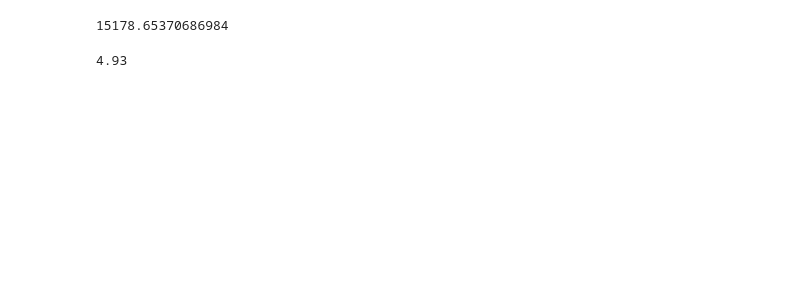
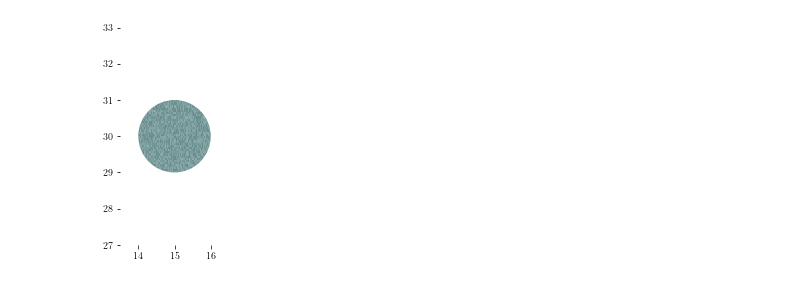
Before and after one commit to Professor-G/MESA, a Jupyter notebook: assignment_16.1.ipynb, the cells around one changed output. Saved outputs shown, nothing was run; the diff lists cells and outputs as text; code cells hidden in the pictures; blank space fills up the shorter version.

```diff
--- a/assignment_16.1.ipynb
+++ b/assignment_16.1.ipynb
@@ -5,6 +5,9 @@ import matplotlib as mpl
 from typing import Union
 from pathlib import Path
 from pprint import pprint
+from matplotlib.patches import Circle, Ellipse
+from matplotlib.colors import LinearSegmentedColormap
+mpl.rcParams.update({'font.family':'serif'})
 # %%
 def read_mesa_file(file: Union[Path, str]):
     """A simple file reader that can read a mesa .data file or a .mod model file.
@@ -102,11 +105,14 @@ def color_temp(Teff):
 here = Path()
 print(here.absolute())
 models = []
-for fil in here.glob("*final_model*.mod"):
+for i, fil in enumerate(here.glob("*final_model*.mod")):
     models.append(read_mesa_file(fil))
+    if models[i]["M/Msun"] == 1.0:
+        solar_ind = i
 # pprint(models)
 mdl = read_mesa_file(fil)
 pprint(mdl.keys())
+print(f"Solar Model is at Index {solar_ind}")
 # %% [output]
 /home/dgatlin/Documents/2022/astr_565/assignment_16.1
 dict_keys(['version_number', 'M/Msun', 'model_number', 'star_age', 'initial_z', 'n_shells', 'net_name', 'species', 'Teff', 'power_nuc_burn', 'power_h_burn', 'power_he_burn', 'power_z_burn', 'power_pho ...
@@ -125,8 +119,0 @@ print(mdl["Teff"])
-# %%
-fig, ax = plt.subplots(1, 1, figsize=(6, 4))
-for model in models:
-    ax.scatter(model["Teff"], model["L"].max(), color=color_temp(model["Teff"]))
-ax.set_xscale("log")
-ax.set_yscale("log")
-ax.invert_xaxis()
-ax.set_xlabel(r"")
@@ -153,8 +119,0 @@ Text(1, 0, '')
-# %%
-np.exp(mdl["lnT"]).min()
-# %% [output]
-15178.65370686984
-# %%
-mdl["M/Msun"]
-# %% [output]
-4.93
@@ -160,0 +138,41 @@ mdl["M/Msun"]
+# %%
+def plot_point(ax, x_val, y_val, rad, model):
+    high_color = color_temp(model["Teff"])
+    low_color = color_temp(0.6 * model["Teff"])
+    color_path = {'red':   [(0.0,  0.0, high_color[0]),
+                            (1.0,  low_color[0], 1.0)],
+
+                  'green': [(0.0,  0.0, high_color[1]),
+                            (1.0,  low_color[1], 1.0)],
+
+                  'blue':  [(0.0,  0.0, high_color[1]),
+                            (1.0,  low_color[1], 1.0)]}
+    custom_map = LinearSegmentedColormap("This Star", color_path)
+    # width =  np.exp(model["lnR"][-1]) / np.exp(models[solar_ind]["lnR"][-1]) * 1000
+    circle = Circle((x_val, y_val), rad,
+                    facecolor="none", edgecolor="none")
+    ax.add_patch(circle)
+    bg = plt.imshow(np.random.random((100, 100)), origin="lower",
+                   cmap=custom_map, interpolation="nearest",
+                   extent=[x_val * 0.9, x_val * 1.1, y_val * 0.9, y_val * 1.1])
+    bg.set_clip_path(circle)
+
+fig, ax = plt.subplots(1, 1, figsize=(6, 4))
+ax.grid(False)
+ax.set_facecolor((1, 1, 1))
+x_range = (30000, 3000)
+y_range = (1e-2, 1e5)
+width = 1000
+height = width * x_val / y_val * 0.7
+rad = 1
+plot_point(ax,
+           15, 30, rad,
+        #    mdl["Teff"], mdl["L"][-1] / models[solar_ind]["L"][-1],
+           mdl)
+# ax.set_xlim(*x_range)
+# ax.set_ylim(*y_range)
+# ax.set_yscale('log')
+# ax.set_xscale('log')
+plt.show()
+# %% [output]
+[figure, added]
```
Also changed, not shown: parts of 10 cells of this notebook, 1 other file.
